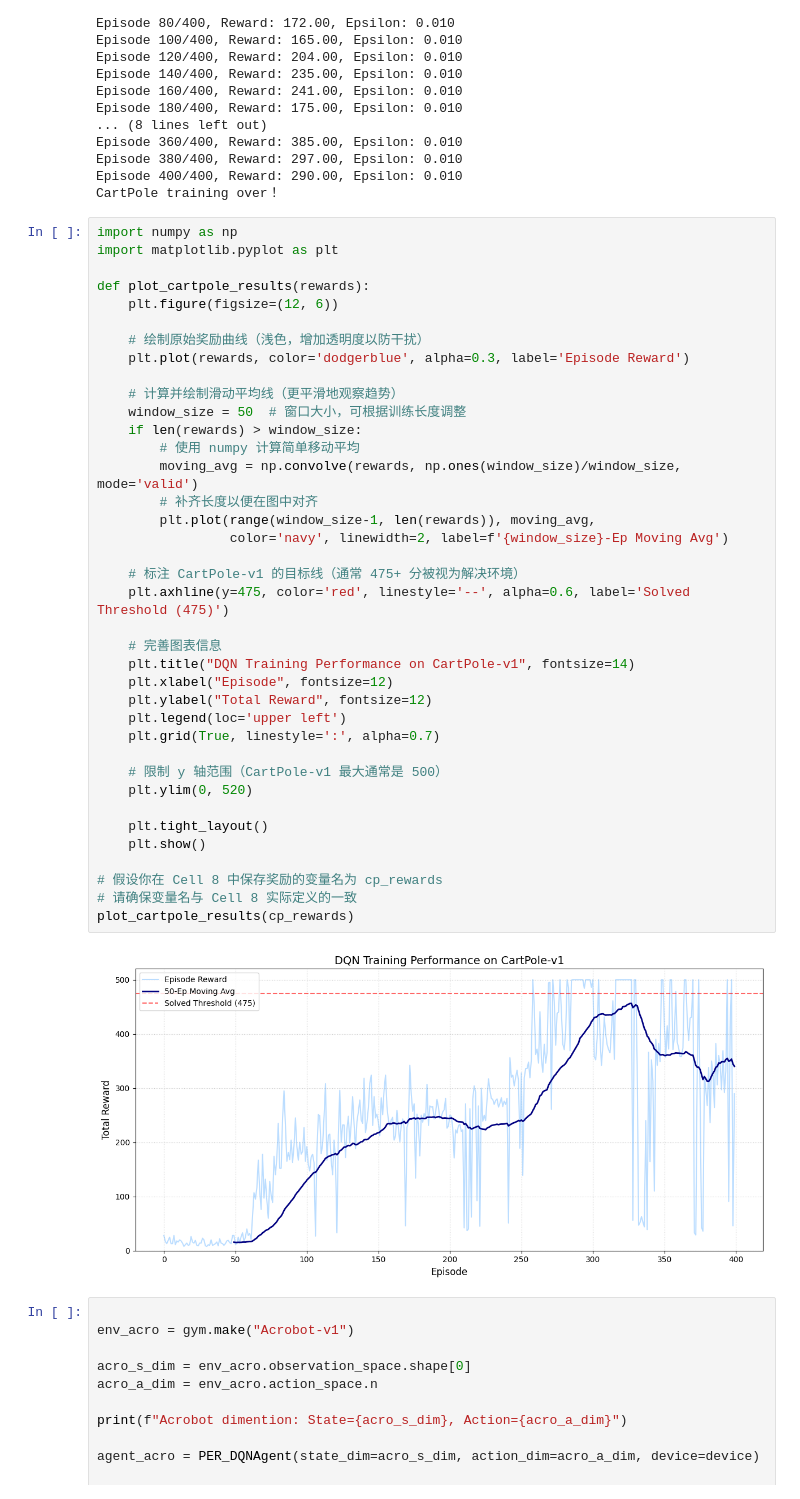
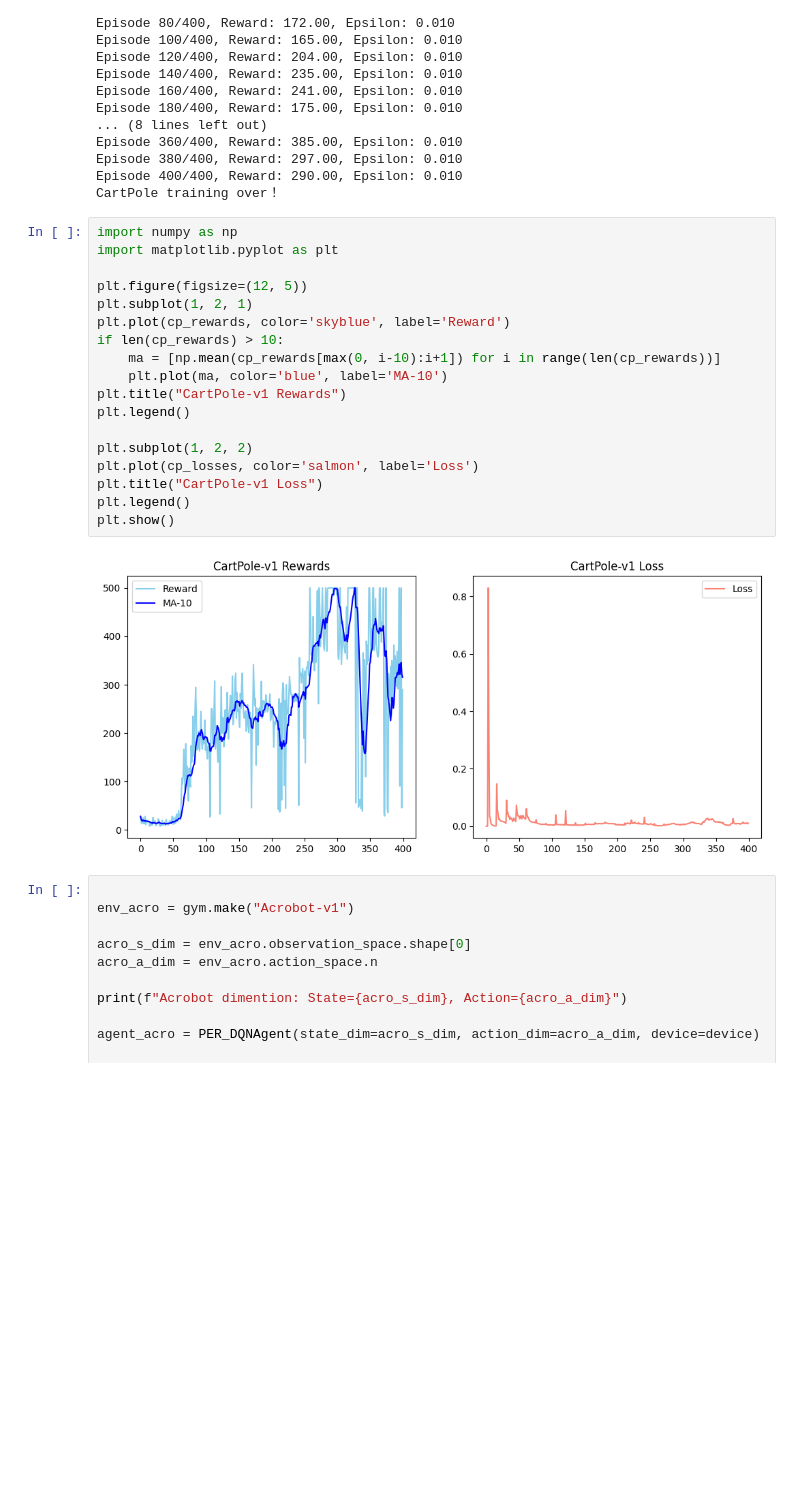
Before and after one commit to baiziyue43-dotcom/546_assignment2_p3, a Jupyter notebook: assignment_2_part_3.ipynb, the cells around one changed output. Cells and saved outputs as stored; diff of their text form; blank space fills up the shorter version.

Commit message:
plot finished

```diff
--- a/assignment_2_part_3.ipynb
+++ b/assignment_2_part_3.ipynb
@@ -330,43 +330,23 @@ CartPole training over！
 # %%
 import numpy as np
 import matplotlib.pyplot as plt
 
-def plot_cartpole_results(rewards):
-    plt.figure(figsize=(12, 6))
+plt.figure(figsize=(12, 5))
+plt.subplot(1, 2, 1)
+plt.plot(cp_rewards, color='skyblue', label='Reward')
+if len(cp_rewards) > 10:
+    ma = [np.mean(cp_rewards[max(0, i-10):i+1]) for i in range(len(cp_rewards))]
+    plt.plot(ma, color='blue', label='MA-10')
+plt.title("CartPole-v1 Rewards")
+plt.legend()
 
-    # 绘制原始奖励曲线（浅色，增加透明度以防干扰）
-    plt.plot(rewards, color='dodgerblue', alpha=0.3, label='Episode Reward')
-
-    # 计算并绘制滑动平均线（更平滑地观察趋势）
-    window_size = 50  # 窗口大小，可根据训练长度调整
-    if len(rewards) > window_size:
-        # 使用 numpy 计算简单移动平均
-        moving_avg = np.convolve(rewards, np.ones(window_size)/window_size, mode='valid')
-        # 补齐长度以便在图中对齐
-        plt.plot(range(window_size-1, len(rewards)), moving_avg,
-                 color='navy', linewidth=2, label=f'{window_size}-Ep Moving Avg')
-
-    # 标注 CartPole-v1 的目标线（通常 475+ 分被视为解决环境）
-    plt.axhline(y=475, color='red', linestyle='--', alpha=0.6, label='Solved Threshold (475)')
-
-    # 完善图表信息
-    plt.title("DQN Training Performance on CartPole-v1", fontsize=14)
-    plt.xlabel("Episode", fontsize=12)
-    plt.ylabel("Total Reward", fontsize=12)
-    plt.legend(loc='upper left')
-    plt.grid(True, linestyle=':', alpha=0.7)
-
-    # 限制 y 轴范围（CartPole-v1 最大通常是 500）
-    plt.ylim(0, 520)
-
-    plt.tight_layout()
-    plt.show()
-
-# 假设你在 Cell 8 中保存奖励的变量名为 cp_rewards
-# 请确保变量名与 Cell 8 实际定义的一致
-plot_cartpole_results(cp_rewards)
+plt.subplot(1, 2, 2)
+plt.plot(cp_losses, color='salmon', label='Loss')
+plt.title("CartPole-v1 Loss")
+plt.legend()
+plt.show()
 # %% [output]
-[figure, old version]
+[figure, new version]
 # %%
 
 env_acro = gym.make("Acrobot-v1")
```
Also changed, not shown: parts of 1 cell of this notebook.
